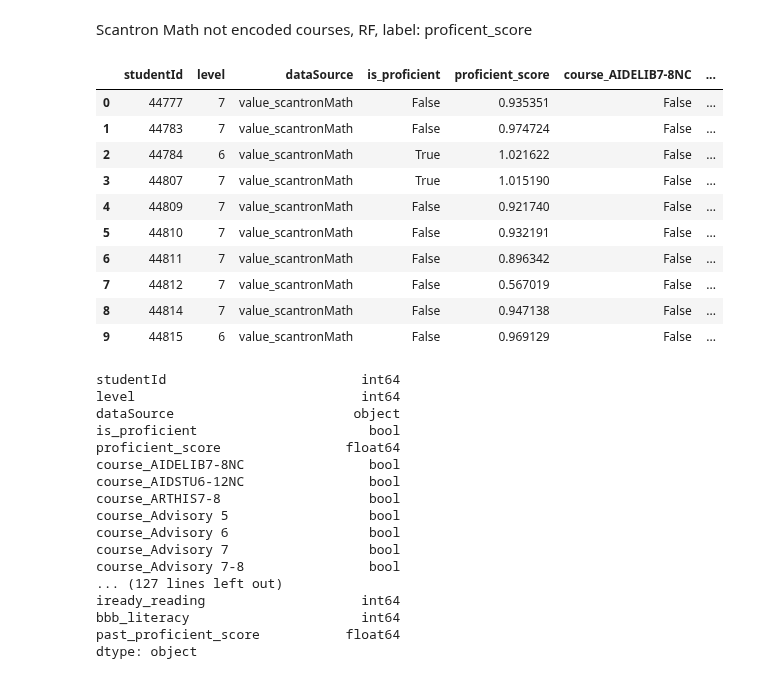
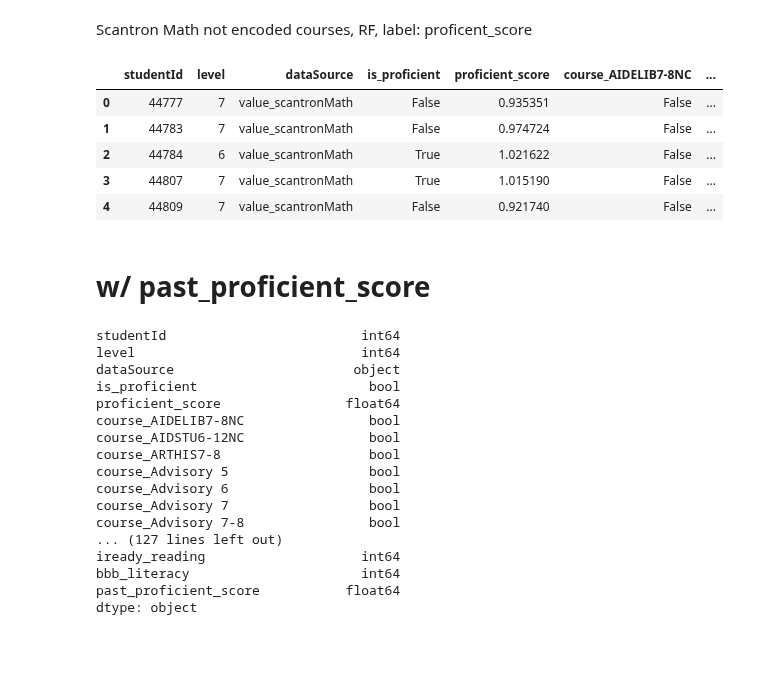
Before and after one commit to level-data-1a/predicting-proficiency, a Jupyter notebook: RandomForest/scantronMath.ipynb, the cells around one changed output. Saved outputs shown, nothing was run; the diff lists cells and outputs as text; code cells hidden in the pictures; blank space fills up the shorter version.

```diff
--- a/RandomForest/scantronMath.ipynb
+++ b/RandomForest/scantronMath.ipynb
@@ -18,17 +13,17 @@ pd.set_option('display.max_columns', None)
-# %%
-scantronMath_38_df.head(10)
-# %% [output]
-|  | studentId | level | dataSource | is_proficient | proficient_score | course_AIDELIB7-8NC | ... |
-| 0 | 44777 | 7 | value_scantronMath | False | 0.935351 | False | ... |
-| 1 | 44783 | 7 | value_scantronMath | False | 0.974724 | False | ... |
-| 2 | 44784 | 6 | value_scantronMath | True | 1.021622 | False | ... |
-| 3 | 44807 | 7 | value_scantronMath | True | 1.015190 | False | ... |
-| 4 | 44809 | 7 | value_scantronMath | False | 0.921740 | False | ... |
-| 5 | 44810 | 7 | value_scantronMath | False | 0.932191 | False | ... |
-| 6 | 44811 | 7 | value_scantronMath | False | 0.896342 | False | ... |
-| 7 | 44812 | 7 | value_scantronMath | False | 0.567019 | False | ... |
-| 8 | 44814 | 7 | value_scantronMath | False | 0.947138 | False | ... |
-| 9 | 44815 | 6 | value_scantronMath | False | 0.969129 | False | ... |
+# %%
+pd.set_option('display.max_rows', None)
+pd.set_option('display.max_columns', None)
+scantronMath_38_df = pd.read_csv('../dataframes/scantronMath_38.csv')
+scantronMath_38_df.head()
+# %% [output]
+|  | studentId | level | dataSource | is_proficient | proficient_score | course_AIDELIB7-8NC | ... |
+| 0 | 44777 | 7 | value_scantronMath | False | 0.935351 | False | ... |
+| 1 | 44783 | 7 | value_scantronMath | False | 0.974724 | False | ... |
+| 2 | 44784 | 6 | value_scantronMath | True | 1.021622 | False | ... |
+| 3 | 44807 | 7 | value_scantronMath | True | 1.015190 | False | ... |
+| 4 | 44809 | 7 | value_scantronMath | False | 0.921740 | False | ... |
+# %% [markdown]
+# w/ past_proficient_score
 # %%
 scantronMath_38_df.dtypes
 # %% [output]
```
Also changed, not shown: parts of 19 cells of this notebook.
